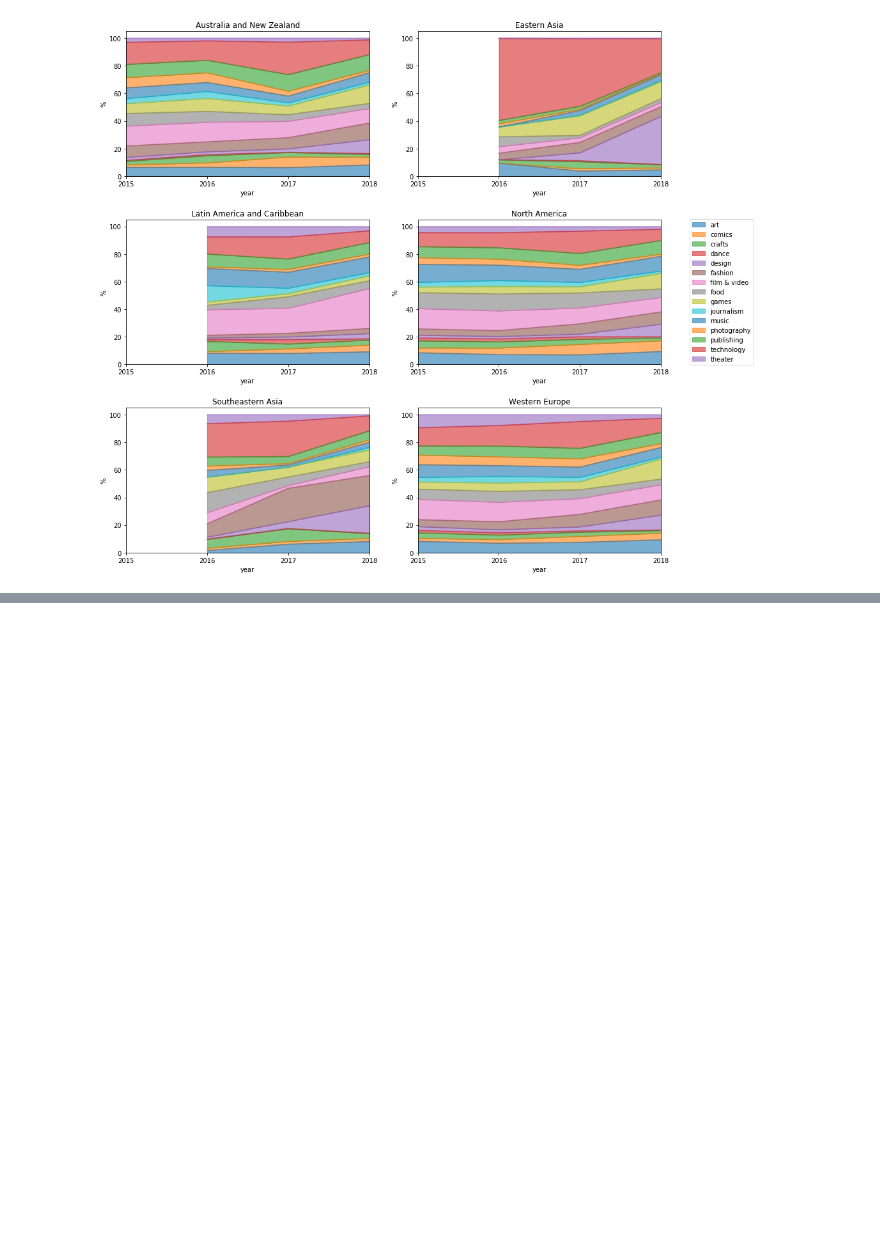
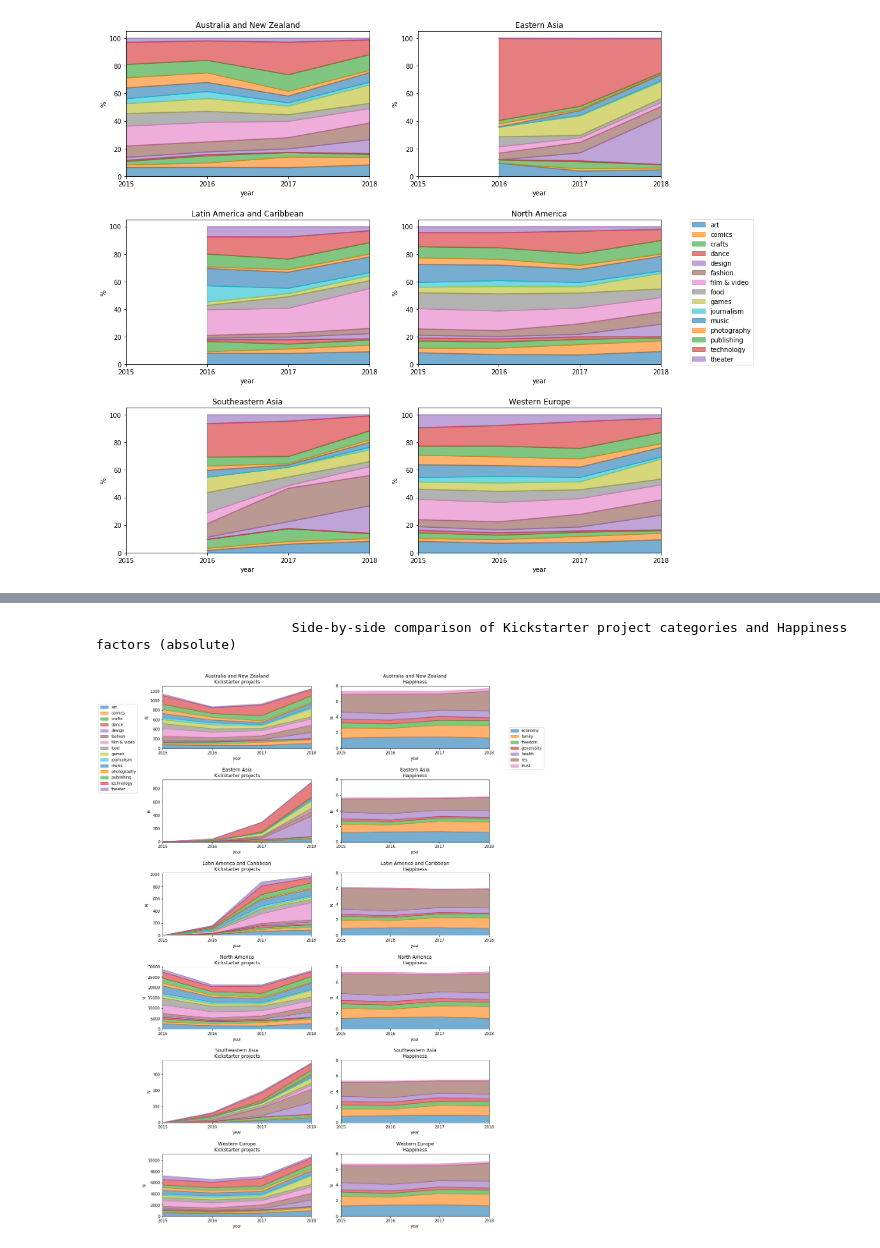
Before and after one commit to PonyCony/happy_kickstarters, a Jupyter notebook: Happy_Kickstarters.ipynb, the cells around one changed output, grey strips where cells are left out. Cells and saved outputs as stored; diff of their text form; code cells hidden in the pictures; blank space fills up the shorter version.

```diff
--- a/Happy_Kickstarters.ipynb
+++ b/Happy_Kickstarters.ipynb
@@ -610,7 +610,7 @@ extra = pd.DataFrame(0, idx, col)
 d_pct = d.append(extra).sort_index()
 d_pct = d_pct.merge(hap_pct, how='left', left_index=True, right_index=True)
 # %%
-def region_hap_and_kick(d, title):
+def region_hap_and_kick(d, pct, title):
     i=1
     regions = d.index.get_level_values(0).unique()
     plt.figure(1, figsize=(15,25))
@@ -623,11 +623,13 @@ def region_hap_and_kick(d, title):
                 d.loc[r].iloc[:, :-7].plot(kind='area', alpha=0.6, stacked=True, ax=plt.gca())
                 plt.title(r+'\nKickstarter projects')
             else:
-                d.loc[r].iloc[:, -7:].plot(kind='area', alpha=0.6, stacked=True, ax=plt.gca())
+                if pct: d.loc[r].iloc[:, -7:].plot(kind='area', alpha=0.6, stacked=True, ax=plt.gca())
+                else: d.loc[r].iloc[:, -7:].plot(kind='area', alpha=0.6, stacked=True, ylim=(0,8), ax=plt.gca())
                 plt.title(r+'\nHappiness')
             plt.legend().set_visible(False)
             plt.xticks(ticks=range(2015,2019))
-            plt.ylabel('%')
+            if pct: plt.ylabel('%')
+            else: plt.ylabel('N')
 
             if i==1:
                 plt.legend(loc='center', bbox_to_anchor=(-0.3, 0))
@@ -644 +647,16 @@ region_hap_and_kick(d_pct, title='Side-by-side comparison of Kickstarter project
 [figure]
+# %%
+hap_abs = hap.pivot_table(index=['region', 'year'], aggfunc='mean',
+            values=['economy', 'family', 'health', 'freedom', 'trust', 'generosity', 'res'])
+
+d_abs = kick.pivot_table(index=['region', 'year'], aggfunc='count', columns=['main_category'], values=['name'])
+d_abs.columns = d_abs.columns.droplevel()
+
+d_abs = d_abs.append(extra).sort_index()
+d_abs = d_abs.merge(hap_abs, how='left', left_index=True, right_index=True)
+# %%
+region_hap_and_kick(d_abs, pct=False,
+                    title='Side-by-side comparison of Kickstarter project categories and Happiness factors (absolute)')
+# %% [output]
+                         Side-by-side comparison of Kickstarter project categories and Happiness factors (absolute)
+[figure, added]
```
Also changed, not shown: parts of 1 cell of this notebook.
